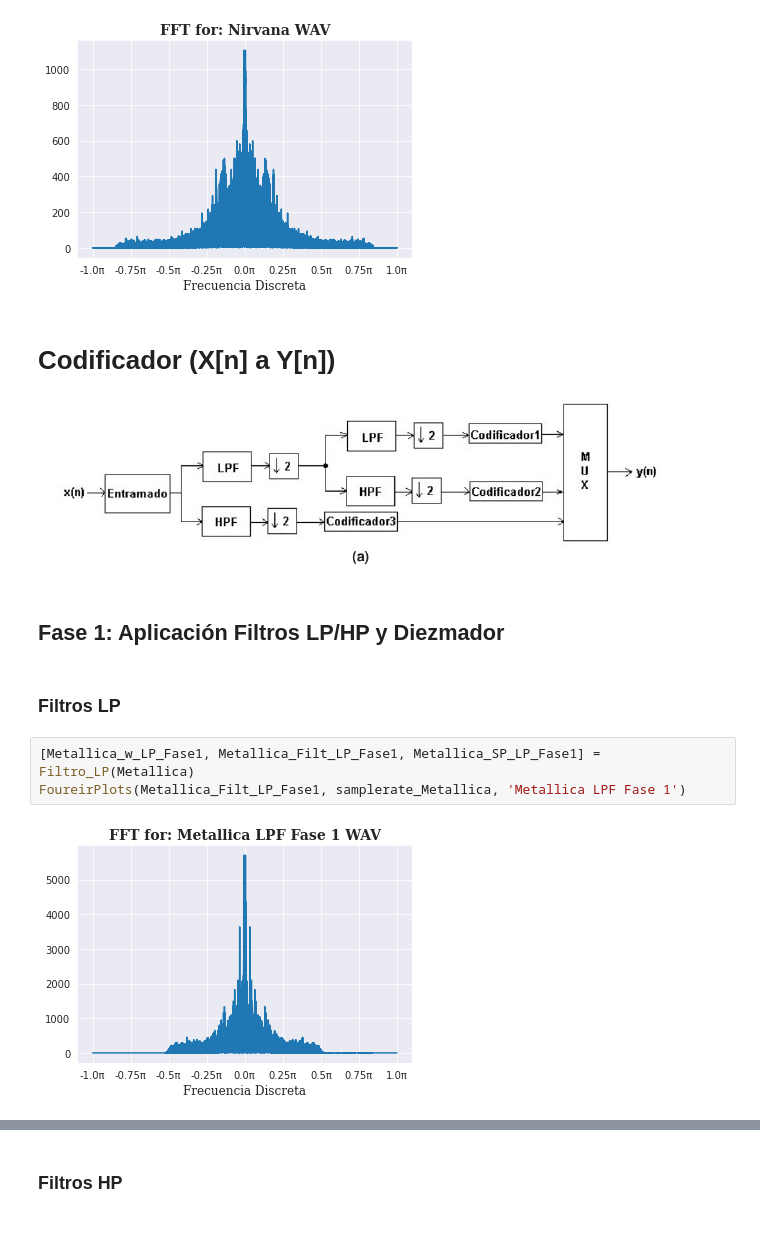
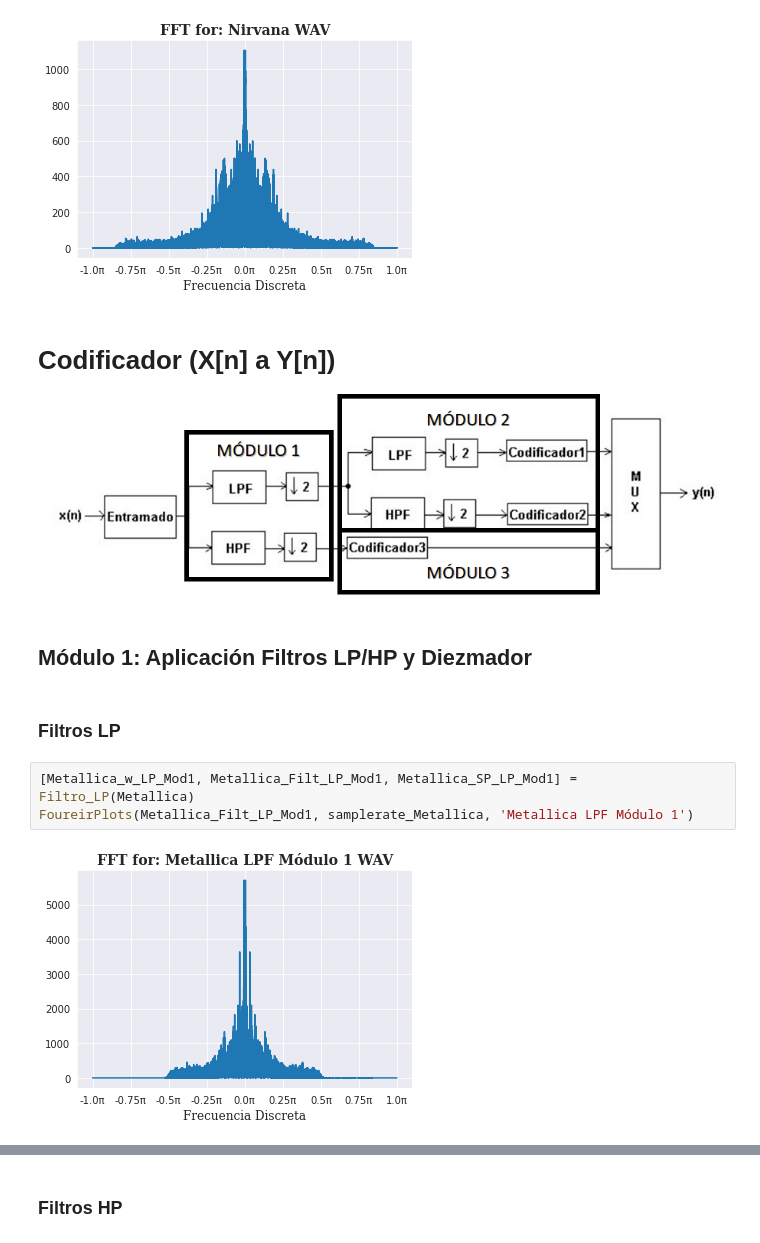
Before and after one commit to capajaro/DSP_Project, a Jupyter notebook: Proyecto_Final_DSP_UN.ipynb, the cells around one changed output, grey strips where cells are left out. Saved outputs shown, nothing was run; the diff lists cells and outputs as text.

```diff
--- a/Proyecto_Final_DSP_UN.ipynb
+++ b/Proyecto_Final_DSP_UN.ipynb
@@ -213,14 +213,14 @@ Subtype: PCM_16
 [figure]
 # %% [markdown]
 # Codificador (X[n] a Y[n])
-![image.png](embedded-picture-1-old)
+![image.png](embedded-picture-1-new)
 # %% [markdown]
-## Fase 1: Aplicación Filtros LP/HP y Diezmador
+## Módulo 1: Aplicación Filtros LP/HP y Diezmador
 # %% [markdown]
 ### Filtros LP
 # %%
-[Metallica_w_LP_Fase1, Metallica_Filt_LP_Fase1, Metallica_SP_LP_Fase1] = Filtro_LP(Metallica)
-FoureirPlots(Metallica_Filt_LP_Fase1, samplerate_Metallica, 'Metallica LPF Fase 1')
+[Metallica_w_LP_Mod1, Metallica_Filt_LP_Mod1, Metallica_SP_LP_Mod1] = Filtro_LP(Metallica)
+FoureirPlots(Metallica_Filt_LP_Mod1, samplerate_Metallica, 'Metallica LPF Módulo 1')
 # %% [output]
-[figure, old version]
+[figure, new version]
 # %%
```
Also changed, not shown: parts of 18 cells of this notebook.
